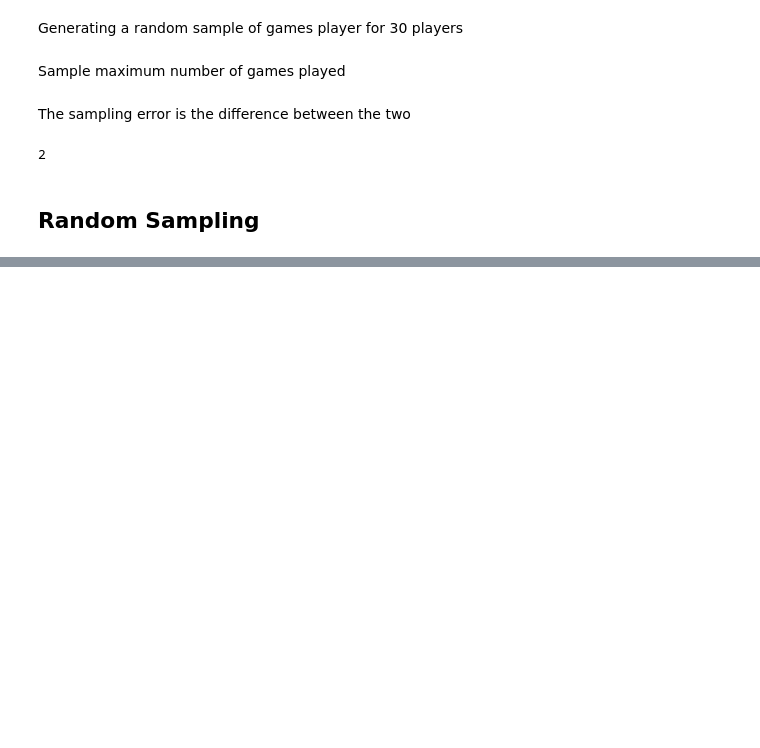
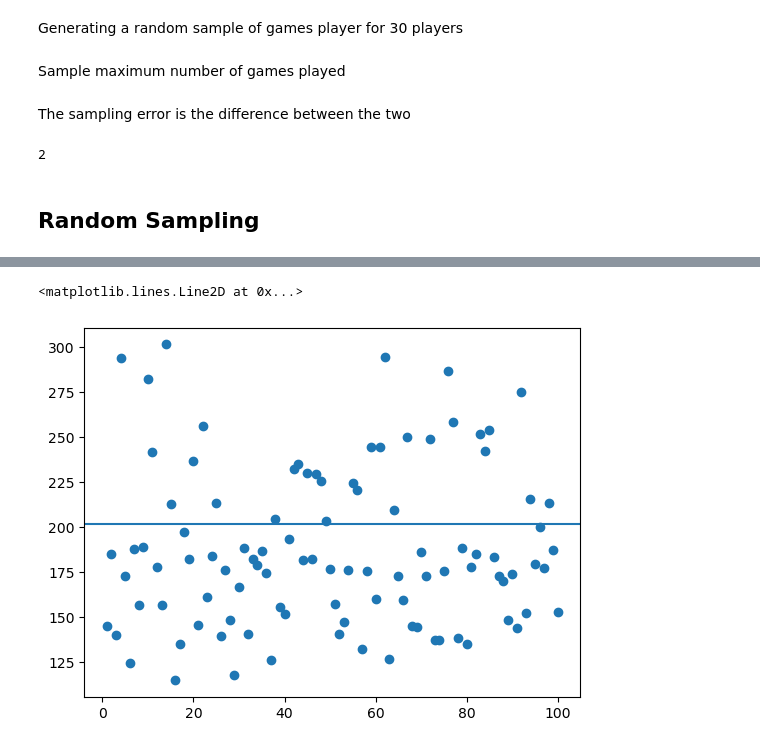
Before and after one commit to castobary/statistics, a Jupyter notebook: 01_module.ipynb, the cells around one changed output, grey strips where cells are left out. Drawn from its saved outputs; the diff is of its cells as text; code cells hidden in the pictures; blank space fills up the shorter version.

```diff
--- a/01_module.ipynb
+++ b/01_module.ipynb
@@ -80,0 +96,11 @@ sampling_error
+# %%
+sample_means = []
+# %%
+population_mean = wnba['PTS'].mean()
+# %%
+for i in range(100):
+    sample = wnba['PTS'].sample(10, random_state=i)
+    sample_means.append(sample.mean())
+# %%
+sample_means = pd.Series(sample_means)
+sample_means.mean()
@@ -80,0 +116,6 @@ sampling_error
+# %%
+plt.scatter(range(1,101), sample_means)
+plt.axhline(population_mean)
+# %% [output]
+<matplotlib.lines.Line2D at 0x...>
+[figure, added]
```
Also changed, not shown: parts of 6 cells of this notebook, 4 other files.
